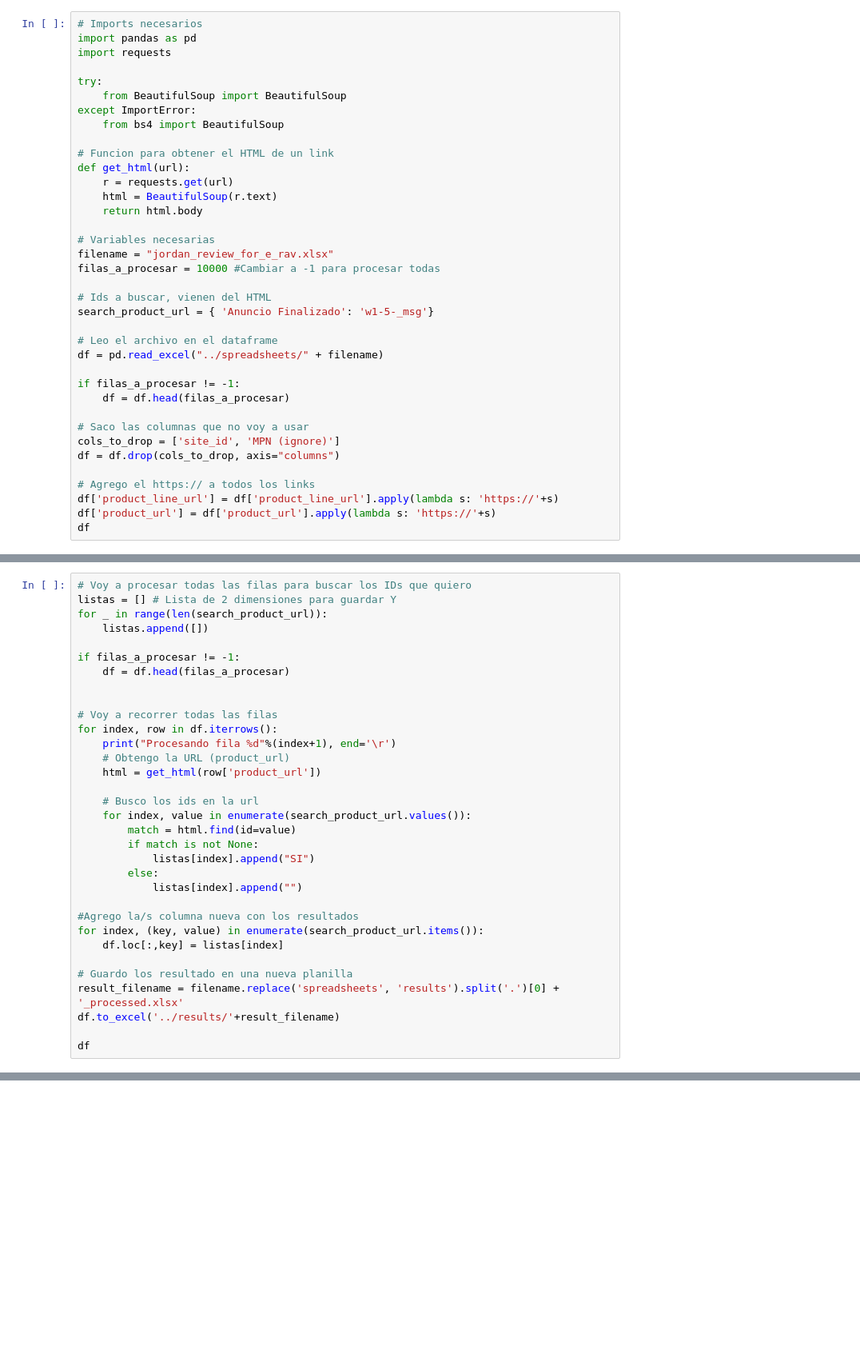
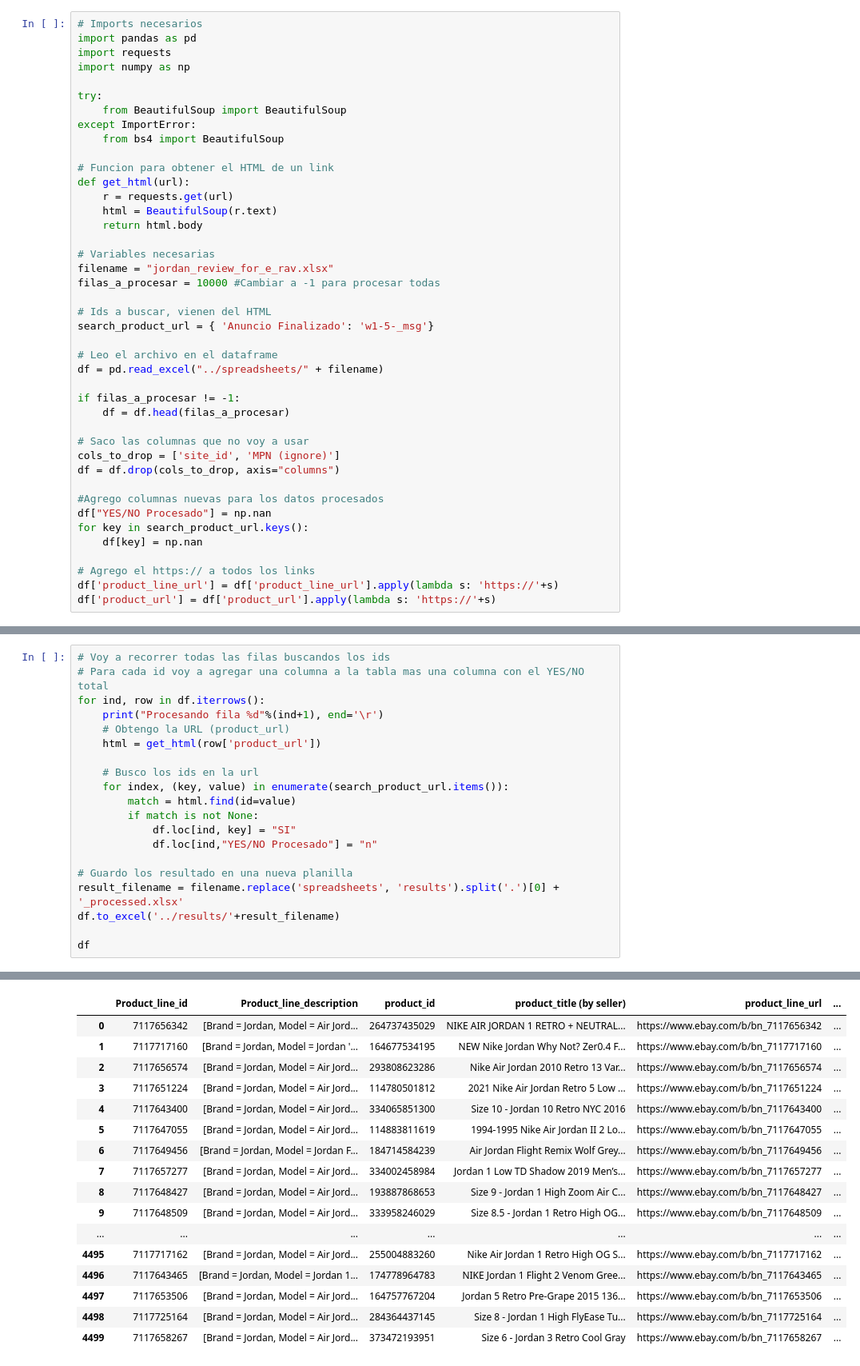
Before and after one commit to ppinzani/ebay_review, a Jupyter notebook: notebook/Procesar Planilla.ipynb, the cells around one changed output, grey strips where cells are left out. Shown at 80% size. Saved outputs shown, nothing was run; the diff lists cells and outputs as text; blank space fills up the shorter version.

```diff
--- a/notebook/Procesar Planilla.ipynb
+++ b/notebook/Procesar Planilla.ipynb
@@ -2,6 +2,7 @@
 # Imports necesarios
 import pandas as pd
 import requests
+import numpy as np
 
 try:
     from BeautifulSoup import BeautifulSoup
@@ -31,7 +32,11 @@ if filas_a_procesar != -1:
 cols_to_drop = ['site_id', 'MPN (ignore)']
 df = df.drop(cols_to_drop, axis="columns")
 
+#Agrego columnas nuevas para los datos procesados
+df["YES/NO Procesado"] = np.nan
+for key in search_product_url.keys():
+    df[key] = np.nan
+
 # Agrego el https:// a todos los links
 df['product_line_url'] = df['product_line_url'].apply(lambda s: 'https://'+s)
 df['product_url'] = df['product_url'].apply(lambda s: 'https://'+s)
-df
@@ -57,30 +43,17 @@ df
 # %%
-# Voy a procesar todas las filas para buscar los IDs que quiero
-listas = [] # Lista de 2 dimensiones para guardar Y
-for _ in range(len(search_product_url)):
-    listas.append([])
-
-if filas_a_procesar != -1:
-    df = df.head(filas_a_procesar)
-
-
-# Voy a recorrer todas las filas
-for index, row in df.iterrows():
-    print("Procesando fila %d"%(index+1), end='\r')
+# Voy a recorrer todas las filas buscandos los ids
+# Para cada id voy a agregar una columna a la tabla mas una columna con el YES/NO total
+for ind, row in df.iterrows():
+    print("Procesando fila %d"%(ind+1), end='\r')
     # Obtengo la URL (product_url)
     html = get_html(row['product_url'])
 
     # Busco los ids en la url
-    for index, value in enumerate(search_product_url.values()):
+    for index, (key, value) in enumerate(search_product_url.items()):
         match = html.find(id=value)
         if match is not None:
-            listas[index].append("SI")
-        else:
-            listas[index].append("")
-
-#Agrego la/s columna nueva con los resultados
-for index, (key, value) in enumerate(search_product_url.items()):
-    df.loc[:,key] = listas[index]
+            df.loc[ind, key] = "SI"
+            df.loc[ind,"YES/NO Procesado"] = "n"
 
 # Guardo los resultado en una nueva planilla
 result_filename = filename.replace('spreadsheets', 'results').split('.')[0] + '_processed.xlsx'
@@ -91,0 +65,17 @@ Procesando fila 137
+|  | Product_line_id | Product_line_description | product_id | product_title (by seller) | product_line_url | ... |
+| 0 | 7117656342 | [Brand = Jordan, Model = Air Jord... | 264737435029 | NIKE AIR JORDAN 1 RETRO + NEUTRAL... | https://www.ebay.com/b/bn_7117656342 | ... |
+| 1 | 7117717160 | [Brand = Jordan, Model = Jordan '... | 164677534195 | NEW Nike Jordan Why Not? Zer0.4 F... | https://www.ebay.com/b/bn_7117717160 | ... |
+| 2 | 7117656574 | [Brand = Jordan, Model = Air Jord... | 293808623286 | Nike Air Jordan 2010 Retro 13 Var... | https://www.ebay.com/b/bn_7117656574 | ... |
+| 3 | 7117651224 | [Brand = Jordan, Model = Air Jord... | 114780501812 | 2021 Nike Air Jordan Retro 5 Low ... | https://www.ebay.com/b/bn_7117651224 | ... |
+| 4 | 7117643400 | [Brand = Jordan, Model = Air Jord... | 334065851300 | Size 10 - Jordan 10 Retro NYC 2016 | https://www.ebay.com/b/bn_7117643400 | ... |
+| 5 | 7117647055 | [Brand = Jordan, Model = Air Jord... | 114883811619 | 1994-1995 Nike Air Jordan II 2 Lo... | https://www.ebay.com/b/bn_7117647055 | ... |
+| 6 | 7117649456 | [Brand = Jordan, Model = Jordan F... | 184714584239 | Air Jordan Flight Remix Wolf Grey... | https://www.ebay.com/b/bn_7117649456 | ... |
+| 7 | 7117657277 | [Brand = Jordan, Model = Air Jord... | 334002458984 | Jordan 1 Low TD Shadow 2019 Men’s... | https://www.ebay.com/b/bn_7117657277 | ... |
+| 8 | 7117648427 | [Brand = Jordan, Model = Air Jord... | 193887868653 | Size 9 - Jordan 1 High Zoom Air C... | https://www.ebay.com/b/bn_7117648427 | ... |
+| 9 | 7117648509 | [Brand = Jordan, Model = Air Jord... | 333958246029 | Size 8.5 - Jordan 1 Retro High OG... | https://www.ebay.com/b/bn_7117648509 | ... |
+| ... | ... | ... | ... | ... | ... | ... |
+| 4495 | 7117717162 | [Brand = Jordan, Model = Air Jord... | 255004883260 | Nike Air Jordan 1 Retro High OG S... | https://www.ebay.com/b/bn_7117717162 | ... |
+| 4496 | 7117643465 | [Brand = Jordan, Model = Jordan 1... | 174778964783 | NIKE Jordan 1 Flight 2 Venom Gree... | https://www.ebay.com/b/bn_7117643465 | ... |
+| 4497 | 7117653506 | [Brand = Jordan, Model = Air Jord... | 164757767204 | Jordan 5 Retro Pre-Grape 2015 136... | https://www.ebay.com/b/bn_7117653506 | ... |
+| 4498 | 7117725164 | [Brand = Jordan, Model = Air Jord... | 284364437145 | Size 8 - Jordan 1 High FlyEase Tu... | https://www.ebay.com/b/bn_7117725164 | ... |
+| 4499 | 7117658267 | [Brand = Jordan, Model = Air Jord... | 373472193951 | Size 6 - Jordan 3 Retro Cool Gray | https://www.ebay.com/b/bn_7117658267 | ... |
```
Also changed, not shown: parts of 4 cells of this notebook, 3 other files.
